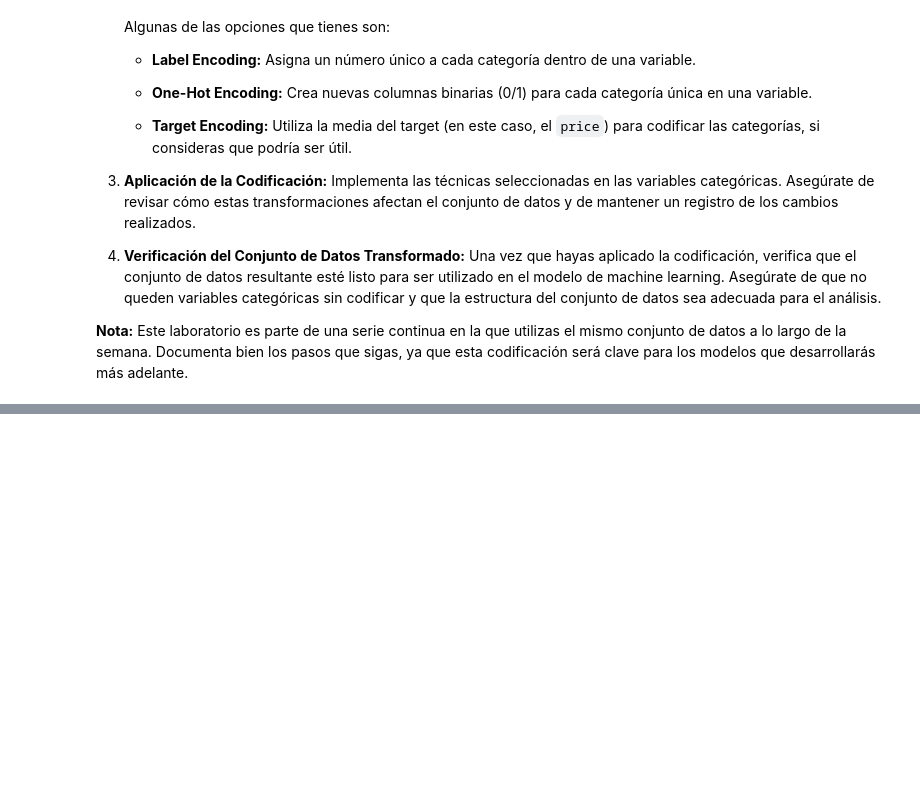
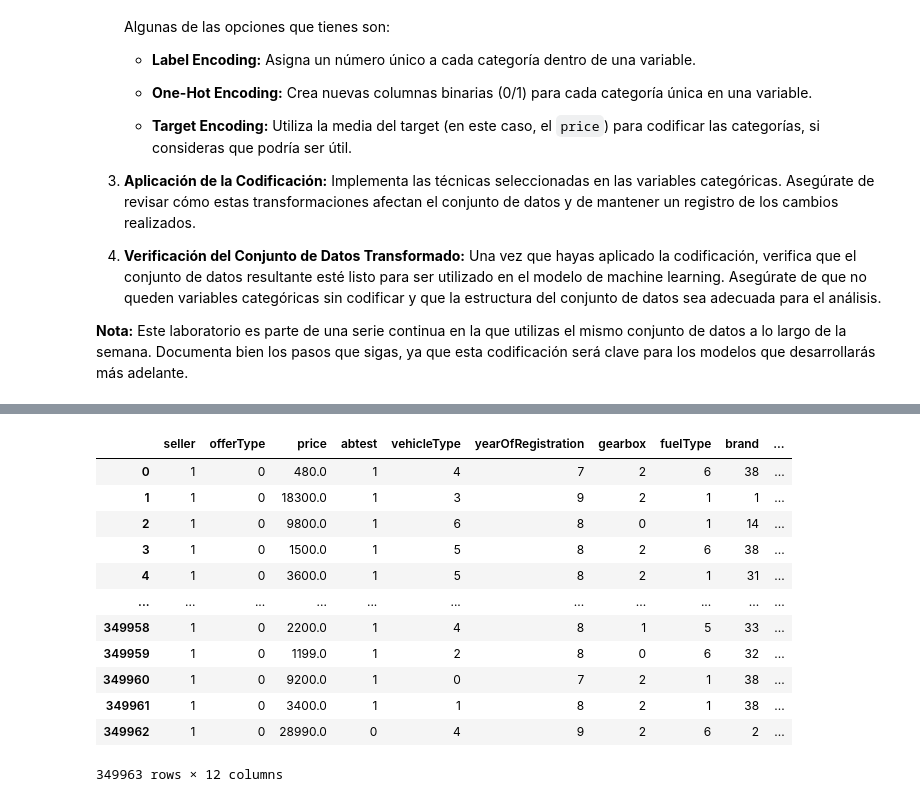
Before and after one commit to SrAlcast/7.4.Encoding, a Jupyter notebook: laboratorio-modulo7-leccion04-encoding.ipynb, the cells around one changed output, grey strips where cells are left out. Drawn from its saved outputs; the diff is of its cells as text; code cells hidden in the pictures; blank space fills up the shorter version.

```diff
--- a/laboratorio-modulo7-leccion04-encoding.ipynb
+++ b/laboratorio-modulo7-leccion04-encoding.ipynb
@@ -29,0 +163,17 @@ En este laboratorio, te centrarás en la **codificación de variables categóric
+# %%
+df_le=sp.label_encoding(df, lista_col_categ)
+df_le
+# %% [output]
+|  | seller | offerType | price | abtest | vehicleType | yearOfRegistration | gearbox | fuelType | brand | ... |
+| 0 | 1 | 0 | 480.0 | 1 | 4 | 7 | 2 | 6 | 38 | ... |
+| 1 | 1 | 0 | 18300.0 | 1 | 3 | 9 | 2 | 1 | 1 | ... |
+| 2 | 1 | 0 | 9800.0 | 1 | 6 | 8 | 0 | 1 | 14 | ... |
+| 3 | 1 | 0 | 1500.0 | 1 | 5 | 8 | 2 | 6 | 38 | ... |
+| 4 | 1 | 0 | 3600.0 | 1 | 5 | 8 | 2 | 1 | 31 | ... |
+| ... | ... | ... | ... | ... | ... | ... | ... | ... | ... | ... |
+| 349958 | 1 | 0 | 2200.0 | 1 | 4 | 8 | 1 | 5 | 33 | ... |
+| 349959 | 1 | 0 | 1199.0 | 1 | 2 | 8 | 0 | 6 | 32 | ... |
+| 349960 | 1 | 0 | 9200.0 | 1 | 0 | 7 | 2 | 1 | 38 | ... |
+| 349961 | 1 | 0 | 3400.0 | 1 | 1 | 8 | 2 | 1 | 38 | ... |
+| 349962 | 1 | 0 | 28990.0 | 0 | 4 | 9 | 2 | 6 | 2 | ... |
+349963 rows × 12 columns
```
Also changed, not shown: parts of 13 cells of this notebook, 6 other files.
